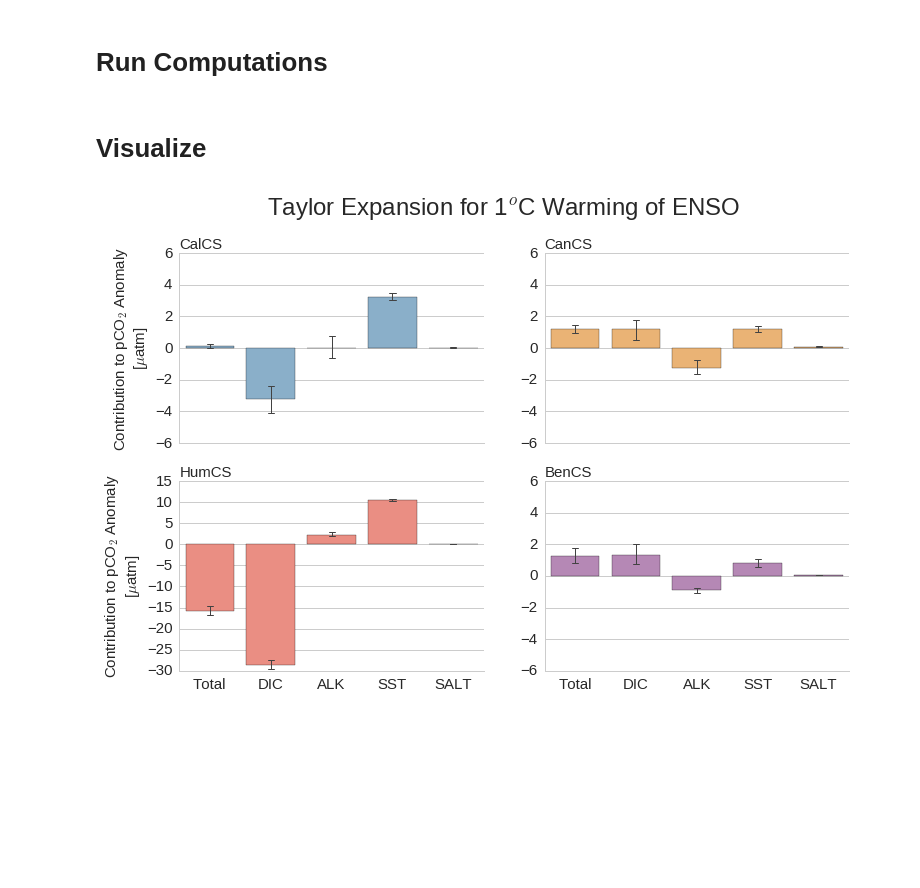
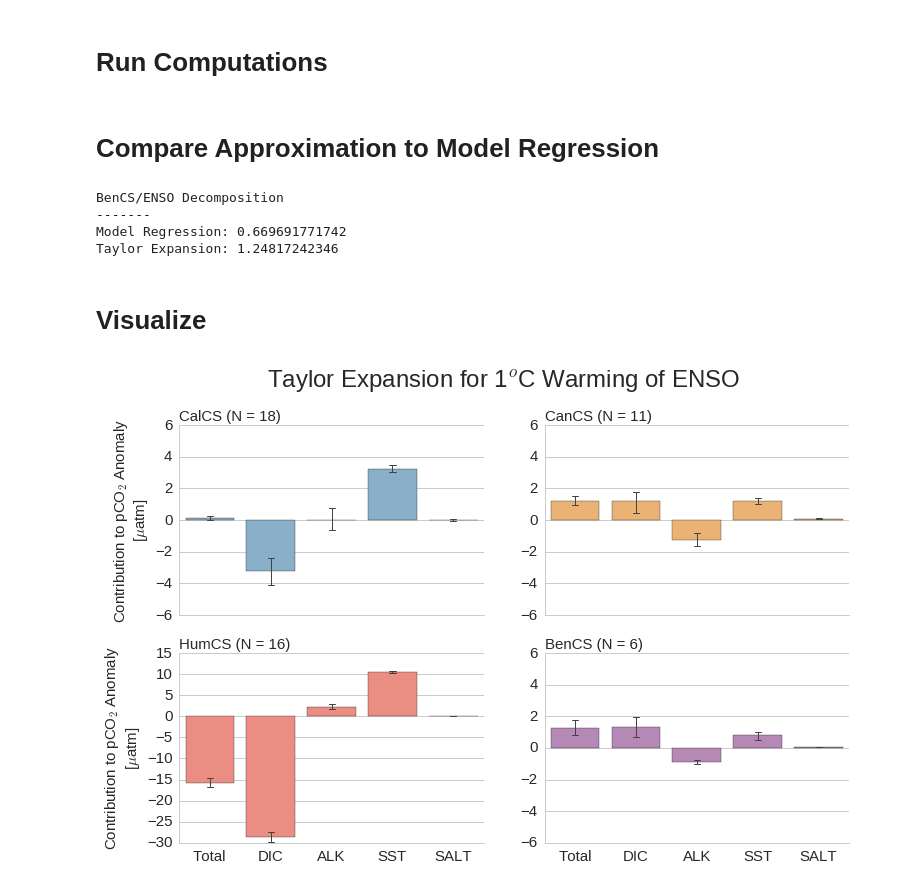
Before and after one commit to bradyrx/EBUS_BGC_Variability, a Jupyter notebook: notebooks/pCO2_Decomposition/pCO2-Taylor-Expansion.ipynb, the cells around one changed output. Drawn from its saved outputs; the diff is of its cells as text; code cells hidden in the pictures; blank space fills up the shorter version.

Commit message:
updated pCO2 decomposition

```diff
--- a/notebooks/pCO2_Decomposition/pCO2-Taylor-Expansion.ipynb
+++ b/notebooks/pCO2_Decomposition/pCO2-Taylor-Expansion.ipynb
@@ -155,3 +155,5 @@ df_can = setup_dataframes('CanCS', climvar)
 df_ben = setup_dataframes('BenCS', climvar)
 frames = [df_cal, df_hum, df_can, df_ben]
 taylor_terms = pd.concat(frames)
+# %% [markdown]
+# Compare Approximation to Model Regression
@@ -158,3 +164,29 @@ taylor_terms = pd.concat(frames)
+# %%
+EBU = "BenCS"
+climvar = "enso"
+if EBU == 'CalCS':
+    df = df_cal.copy()
+elif EBU == 'HumCS':
+    df = df_hum.copy()
+elif EBU == 'CanCS':
+    df = df_can.copy()
+elif EBU == 'BenCS':
+    df = df_ben.copy()
+###
+directory = '/glade/u/home/rbrady/projects/EBUS_BGC_Variability/data/processed/' + EBU.lower() + \
+    '/region_correlations/'
+model_regression = pd.DataFrame.from_csv(directory + 'smoothed_pCO2SURF_vs_smoothed_'enso_CalCS')
+model_regression = remove_insignificant(model_regression)
+###
+print EBU + "/" + climvar.upper() + " Decomposition"
+print '-------'
+print('Model Regression: {}').format(np.mean(model_regression['Slope']))
+print('Taylor Expansion: {}').format(np.mean(df[df['variable']=='Total']).value)
+# %% [output]
+BenCS/ENSO Decomposition
+-------
+Model Regression: 0.669691771742
+Taylor Expansion: 1.24817242346
 # %% [markdown]
 # Visualize
 # %%
@@ -166,38 +198,38 @@ fig = plt.figure(figsize=(12,8))
 if climvar == "enso" or climvar=="amo":
     st = fig.suptitle('Taylor Expansion for 1$^{o}$C Warming of ' + climvar.upper(), fontsize=24)
 else:
     st = fig.suptitle('Taylor Expansion for 1$\sigma$ of ' + climvar.upper(), fontsize=24)
 for i, EBU in enumerate(EBUs):
     ax = fig.add_subplot(2, 2, i+1)
     bars = sns.barplot(x='variable', y='value', data=frames[i], ax=ax,
                ci=95, capsize=0.1, errwidth=1, color=colors[EBU], order=order)
     # Only label x axis on bottom
     if i == 0 or i == 1:
         bars.set_xticklabels('')
     if i == 0 or i == 2:
         bars.set_ylabel('Contribution to pCO$_{2}$ Anomaly' + '\n' + '[$\mu$atm]',
                         fontsize=15)
     else:
         bars.set_ylabel('')
     bars.set_xlabel('')
     bars.tick_params(axis='both', which='major', labelsize=15)
     # Annotate to tell EBUS
-    bars.set_title(EBU, loc='left', fontsize=15)
+    bars.set_title(EBU + ' (N = ' + str(len(frames[i][frames[i]['variable']=='ALK'])) + ')', loc='left', fontsize=15)
     # + + + SET Y LIMS FOR EQUAL COMPARISON
     if climvar == "enso" and i != 2:
         bars.set_ylim([-6, 6])
-#    elif climvar == "pdo":
-#        bars.set_ylim([-12, 6])
-#    elif climvar == "amo" and i !=2:
-#        bars.set_ylim([-35, 25])
-#    elif climvar == "sam":
-#        bars.set_ylim([-6, 6])
+    elif climvar == "pdo":
+        bars.set_ylim([-14, 8])
+    elif climvar == "amo":
+        bars.set_ylim([-50, 80])
+    elif climvar == "sam":
+        bars.set_ylim([-15, 30])
 
 #fig.tight_layout()
 fig.subplots_adjust(top=0.85)
 st.set_y(0.95)
 sns.despine()
 plt.savefig('/glade/u/home/rbrady/projects/EBUS_BGC_Variability/reports/figs/all-systems/' + \
            'taylor_expansions/taylor-expansion-' + climvar.upper() + '-pCO2-PVALUEREMOVED-smoothedClimate.png', dpi=300)
 # %% [output]
-[figure, old version]
+[figure, new version]
```
Also changed, not shown: parts of 1 cell of this notebook, 5 other files.
